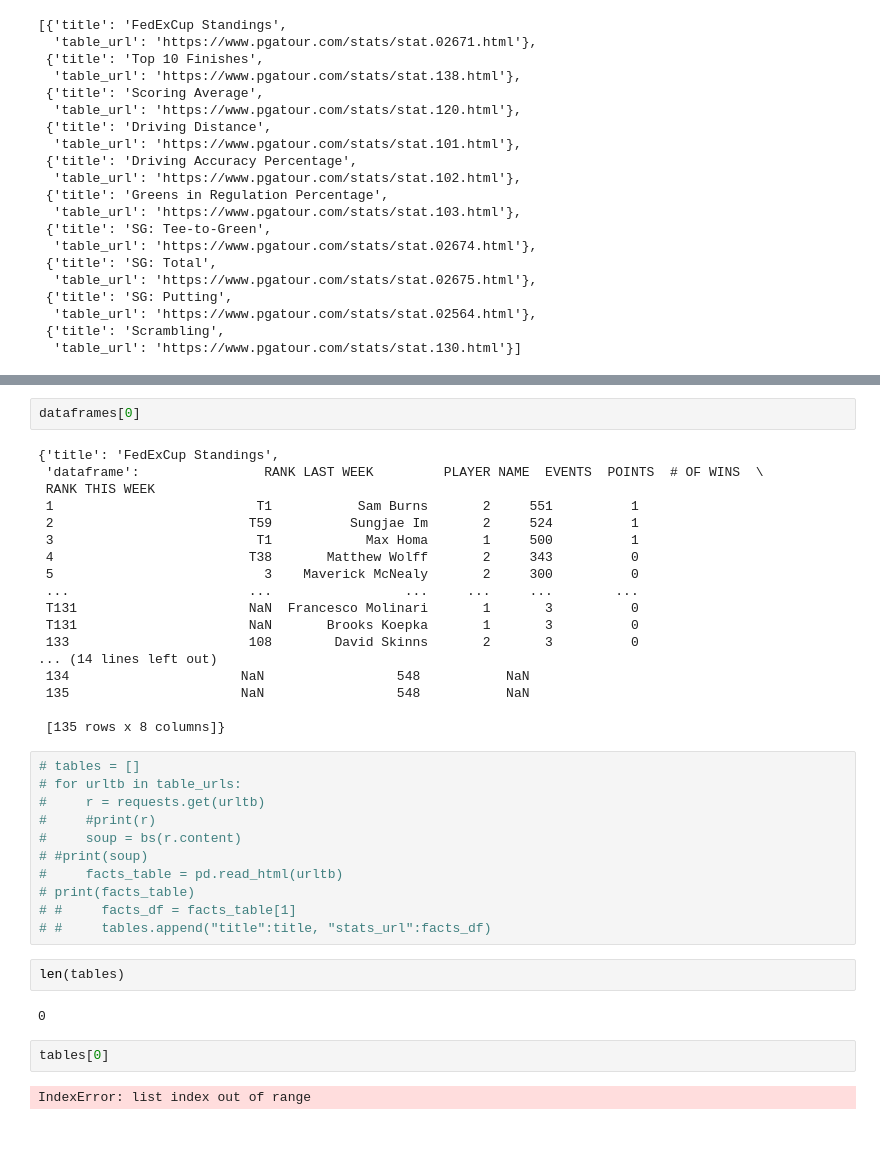
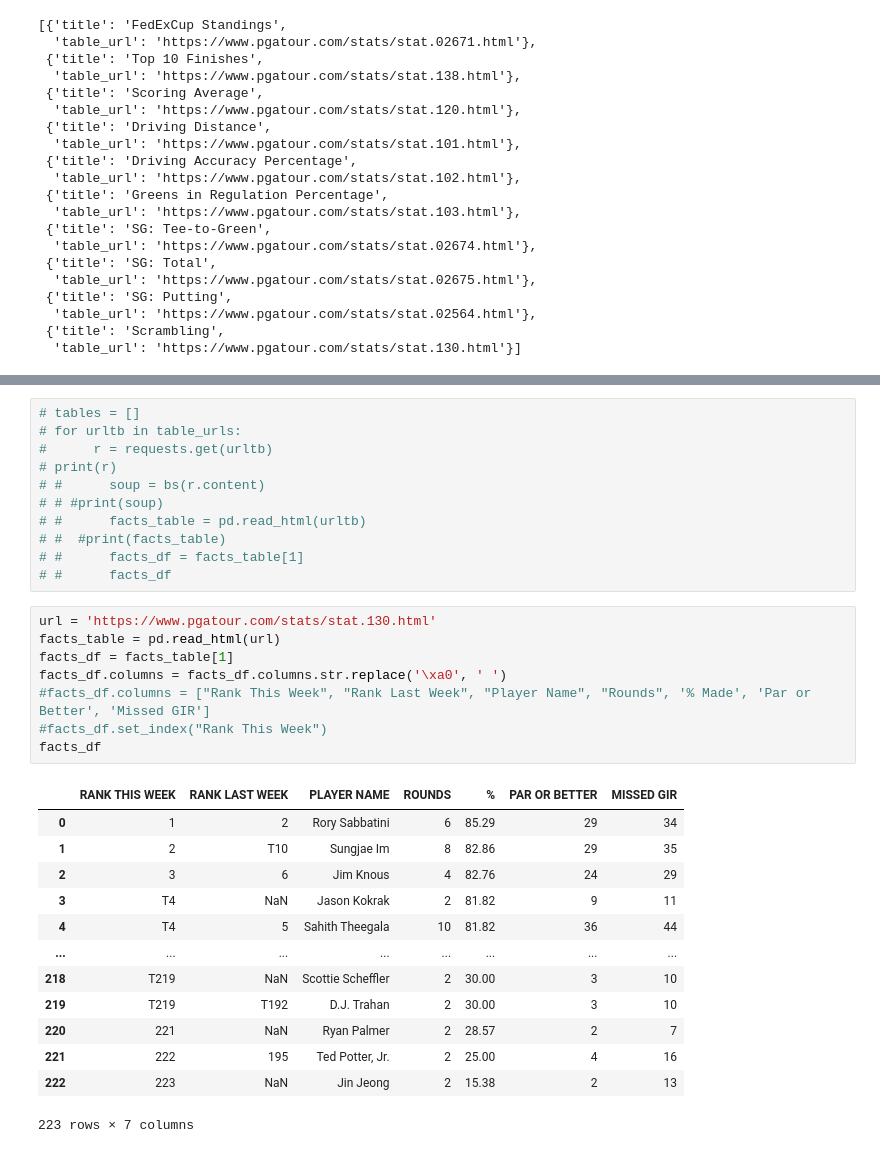
Before and after one commit to jacobhash570/pgatour_stats, a Jupyter notebook: PGA_Tour/pga_tour_scrape.ipynb, the cells around one changed output, grey strips where cells are left out. Cells and saved outputs as stored; diff of their text form.

```diff
--- a/PGA_Tour/pga_tour_scrape.ipynb
+++ b/PGA_Tour/pga_tour_scrape.ipynb
@@ -79,39 +100,33 @@ for url in table_urls:
-# %%
-dataframes[0]
-# %% [output]
-{'title': 'FedExCup Standings',
- 'dataframe':                RANK LAST WEEK         PLAYER NAME  EVENTS  POINTS  # OF WINS  \
- RANK THIS WEEK
- 1                          T1           Sam Burns       2     551          1
- 2                         T59          Sungjae Im       2     524          1
- 3                          T1            Max Homa       1     500          1
- 4                         T38       Matthew Wolff       2     343          0
- 5                           3    Maverick McNealy       2     300          0
- ...                       ...                 ...     ...     ...        ...
- T131                      NaN  Francesco Molinari       1       3          0
- T131                      NaN       Brooks Koepka       1       3          0
- 133                       108        David Skinns       2       3          0
-... (14 lines left out)
- 134                      NaN                 548           NaN
- 135                      NaN                 548           NaN
-
- [135 rows x 8 columns]}
 # %%
 # tables = []
 # for urltb in table_urls:
-#     r = requests.get(urltb)
-#     #print(r)
-#     soup = bs(r.content)
-# #print(soup)
-#     facts_table = pd.read_html(urltb)
-# print(facts_table)
-# #     facts_df = facts_table[1]
-# #     tables.append("title":title, "stats_url":facts_df)
+#      r = requests.get(urltb)
+# print(r)
+# #      soup = bs(r.content)
+# # #print(soup)
+# #      facts_table = pd.read_html(urltb)
+# #  #print(facts_table)
+# #      facts_df = facts_table[1]
+# #      facts_df
-# %%
-len(tables)
-# %% [output]
-0
-# %%
-tables[0]
-# %% [output]
-IndexError: list index out of range
+# %%
+url = 'https://www.pgatour.com/stats/stat.130.html'
+facts_table = pd.read_html(url)
+facts_df = facts_table[1]
+facts_df.columns = facts_df.columns.str.replace('\xa0', ' ')
+#facts_df.columns = ["Rank This Week", "Rank Last Week", "Player Name", "Rounds", '% Made', 'Par or Better', 'Missed GIR']
+#facts_df.set_index("Rank This Week")
+facts_df
+# %% [output]
+|  | RANK THIS WEEK | RANK LAST WEEK | PLAYER NAME | ROUNDS | % | PAR OR BETTER | MISSED GIR |
+| 0 | 1 | 2 | Rory Sabbatini | 6 | 85.29 | 29 | 34 |
+| 1 | 2 | T10 | Sungjae Im | 8 | 82.86 | 29 | 35 |
+| 2 | 3 | 6 | Jim Knous | 4 | 82.76 | 24 | 29 |
+| 3 | T4 | NaN | Jason Kokrak | 2 | 81.82 | 9 | 11 |
+| 4 | T4 | 5 | Sahith Theegala | 10 | 81.82 | 36 | 44 |
+| ... | ... | ... | ... | ... | ... | ... | ... |
+| 218 | T219 | NaN | Scottie Scheffler | 2 | 30.00 | 3 | 10 |
+| 219 | T219 | T192 | D.J. Trahan | 2 | 30.00 | 3 | 10 |
+| 220 | 221 | NaN | Ryan Palmer | 2 | 28.57 | 2 | 7 |
+| 221 | 222 | 195 | Ted Potter, Jr. | 2 | 25.00 | 4 | 16 |
+| 222 | 223 | NaN | Jin Jeong | 2 | 15.38 | 2 | 13 |
+223 rows × 7 columns
```
Also changed, not shown: parts of 3 cells of this notebook, 9 other files.
